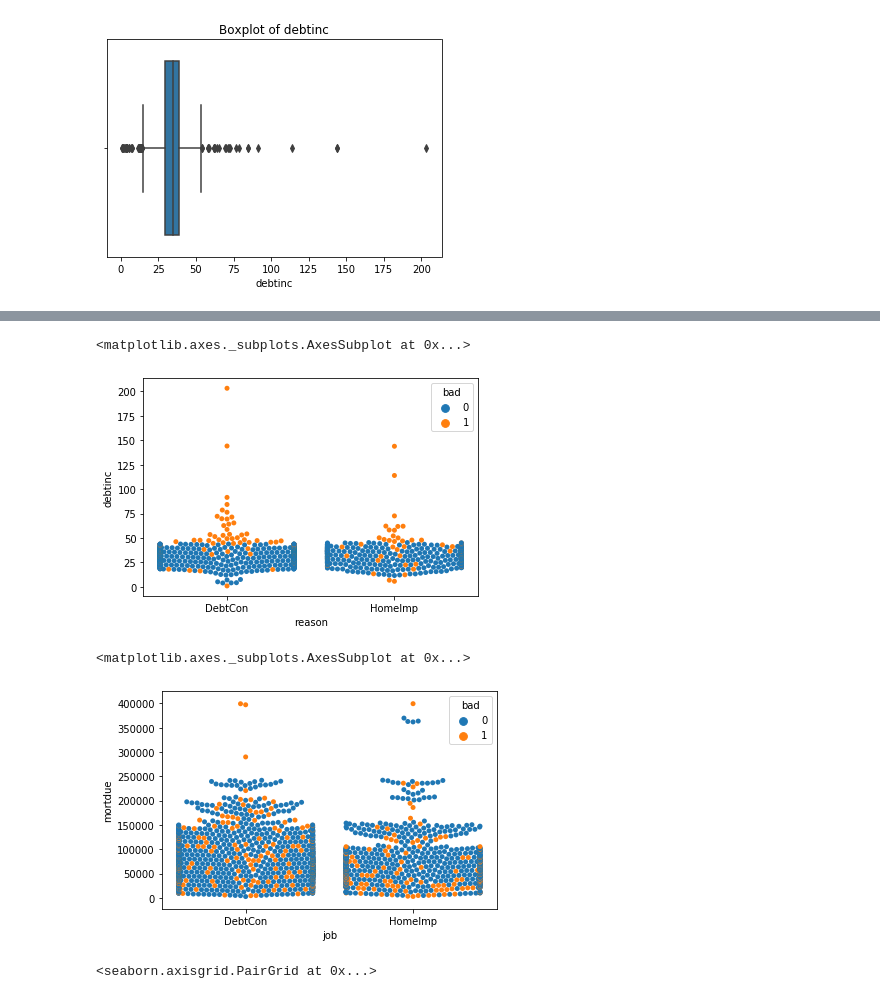
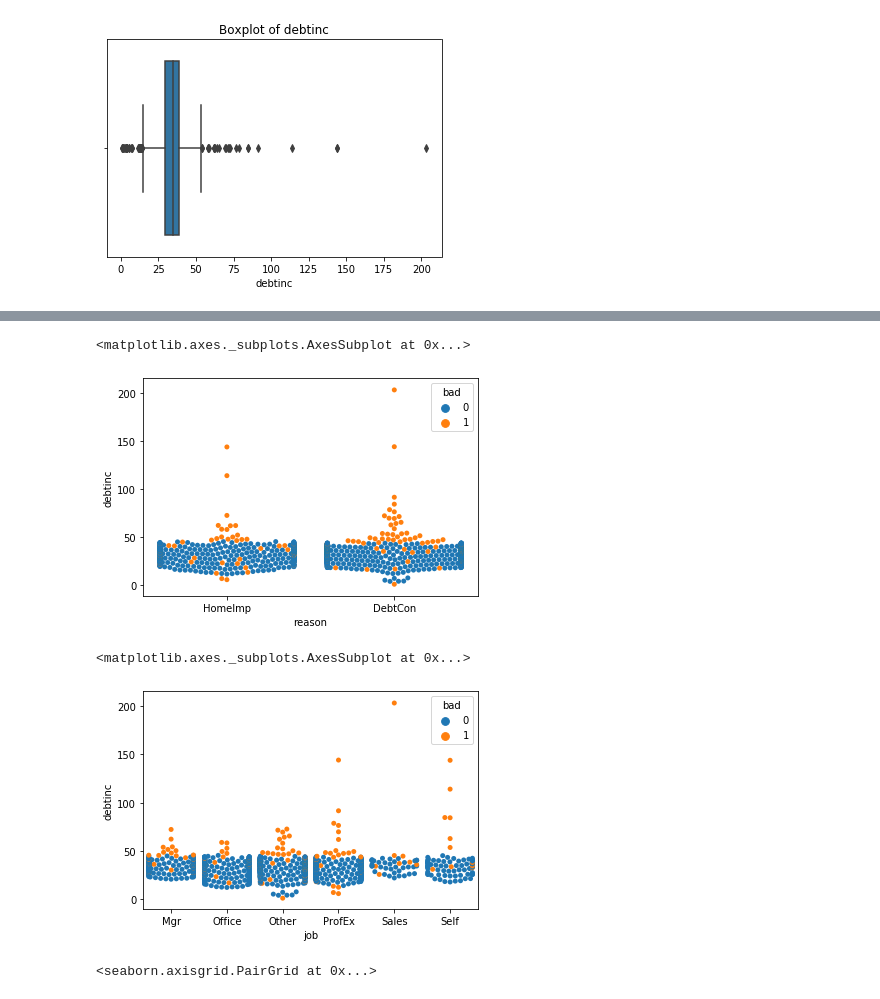
Before and after one commit to Kodluyoruz-Ankara-Veri-Bilimi/Assignment_Ayse_ILKAY, a Jupyter notebook: finans_verisi_hmelq.ipynb, the cells around one changed output, grey strips where cells are left out. Cells and saved outputs as stored; diff of their text form; code cells hidden in the pictures.

```diff
--- a/finans_verisi_hmelq.ipynb
+++ b/finans_verisi_hmelq.ipynb
@@ -133,5 +125,0 @@ cat_df
-# %%
-#hmelq.bad=pd.Categorical(hmelq.bad)
-hmelq.reason=pd.Categorical(hmelq.reason)
-hmelq.job=pd.Categorical(hmelq.reason)
-hmelq.dtypes
@@ -269,14 +270,13 @@ sns.heatmap(df_num.corr(), annot=True, linewidths=.5, fmt='.1f', ax=ax)
 # %%
-
 sns.swarmplot(x="reason", y="debtinc",hue="bad", data=hmelq)
 # %% [output]
 <matplotlib.axes._subplots.AxesSubplot at 0x...>
-[figure, old version]
+[figure, new version]
 # %%
-sns.swarmplot(x="job", y="mortdue",hue="bad", data=hmelq)
+sns.swarmplot(x="job", y="debtinc",hue="bad", data=hmelq)
 # %% [output]
 <matplotlib.axes._subplots.AxesSubplot at 0x...>
-[figure, old version]
+[figure, new version]
 # %%
 sns.pairplot(data=df_num,hue="bad")
 # %% [output]
```
Also changed, not shown: parts of 53 cells of this notebook.
